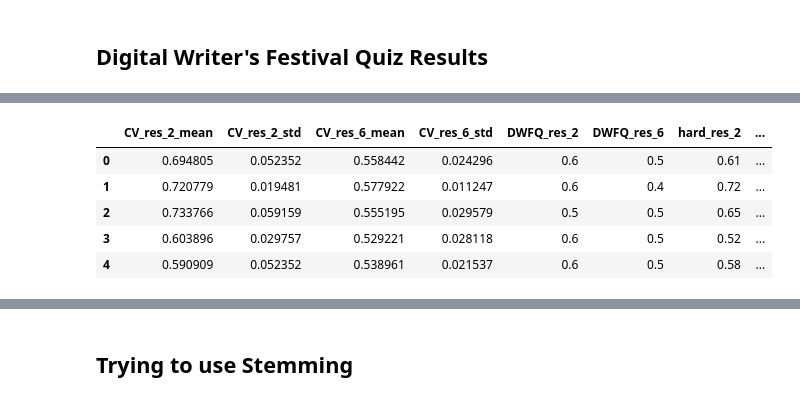
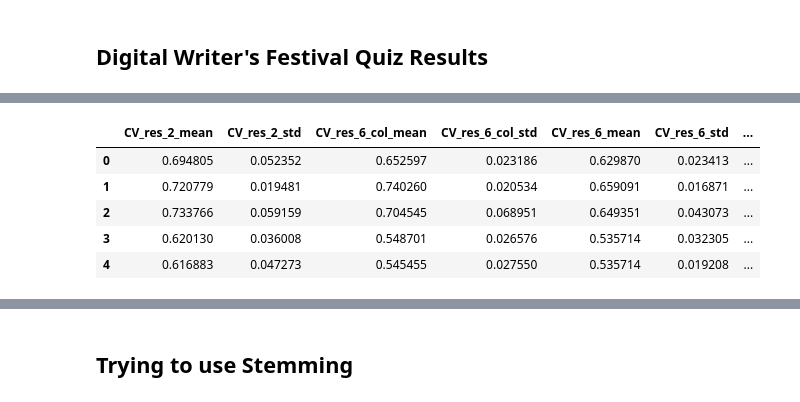
Before and after one commit to cedricviaccoz/botvsbotornot, a Jupyter notebook: ML on botpoemDotCom.ipynb, the cells around one changed output, grey strips where cells are left out. Drawn from its saved outputs; the diff is of its cells as text; code cells hidden in the pictures.

```diff
--- a/ML on botpoemDotCom.ipynb
+++ b/ML on botpoemDotCom.ipynb
@@ -152,6 +153,13 @@ def nCategory(s):
     else:
         return 6
 
+
+def collapseBotCategory(number):
+    if number < 2:
+        return 1
+    else:
+        return 2
+
 def extractXsetYset(dataf, categoryMapping):
     X_train = dataf['text']
     Y_train = dataf['using'].map(lambda v: categoryMapping(str(v)))
@@ -160,7 +168,7 @@ def extractXsetYset(dataf, categoryMapping):
 from sklearn.pipeline import Pipeline
 import numpy as np
 
-def crossValidate(N, Pip, data, categoryMapping):
+def crossValidate(N, Pip, data, categoryMapping, collapseCategory=False):
     #the training set
     df_size = len(data)
     portion = int((1/N) * (df_size))
@@ -174,9 +182,14 @@ def crossValidate(N, Pip, data, categoryMapping):
         x, y = extractXsetYset(training_set, categoryMapping)
         text_clf = Pipeline(Pip)
         text_clf = text_clf.fit(x, y)
-        x_test, y_test = extractXsetYset(test_set, twoCategory)
+        x_test, y_test = extractXsetYset(test_set, categoryMapping)
         predicted = text_clf.predict(x_test)
         start += portion
         end += portion
-        results.append(np.mean(predicted == y_test))
+        if collapseCategory:
+            #equivalent to predicted.apply(collapseBotCategory)
+            vfunc = np.vectorize(collapseBotCategory)
+            results.append(np.mean(vfunc(predicted) == vfunc(y_test)))
+        else:
+            results.append(np.mean(predicted == y_test))
     return results
@@ -219,7 +258,7 @@ def printHumansAverageSuccess(hardestDf, portion):
     z_o_i = hardestDf.head(int(portion * hardest_p_len))
     return np.mean(z_o_i['score'])
 
-def hardestPoemChallenge(hardestDf, dataf, Pip, portion, categoryMap):
+def hardestPoemChallenge(hardestDf, dataf, Pip, portion, categoryMap, collapseCategory=False):
     hardest_p_len = len(hardestDf)
     test_set = hardestDf.head(int(portion * hardest_p_len))
     test_titles = list(test_set['title'])
@@ -228,9 +267,13 @@ def hardestPoemChallenge(hardestDf, dataf, Pip, portion, categoryMap):
     x, y = extractXsetYset(train_set, categoryMap)
     text_clf = Pipeline(Pip)
     text_clf = text_clf.fit(x, y)
-    x_test, y_test = extractXsetYset(test_set, twoCategory)
+    x_test, y_test = extractXsetYset(test_set, categoryMap)
     predicted = text_clf.predict(x_test)
-    return np.mean(predicted == y_test)
+    if collapseCategory:
+        vfunc = np.vectorize(collapseBotCategory)
+        return np.mean(vfunc(predicted) == vfunc(y_test))
+    else:
+        return np.mean(predicted == y_test)
 
 print("With NB algorithm 2-class, on %d hardest poems, Bot Success : %lf Humans Success : %lf" % \
       (100* crossValiValue, 100 * hardestPoemChallenge(hundred_hard_poems_df, df, pip, crossValiValue,twoCategory),\
@@ -706,10 +749,14 @@ def compare_pipelines(pips, crossValiPortion):
     CVres2s = []
     CVres6m = []
     CVres6s = []
+    CVres6colm = []
+    CVres6cols = []
     DWFQres2 = []
     DWFQres6 = []
+    DWFQres6col = []
     hardRes2 = []
     hardRes6 = []
+    hardRes6col = []
     for mName, model in pips.items():
         pip2 = model[0]
         pip6 = pip2 if model[1] is None else model[1]
@@ -721,12 +768,20 @@ def compare_pipelines(pips, crossValiPortion):
         res6 = crossValidate(crossValiPortion, pip6, df, nCategory)
         CVres6m.append(np.mean(res6))
         CVres6s.append(np.std(res6))
+        res6col = crossValidate(crossValiPortion, pip6, df, nCategory, collapseCategory=True)
+        CVres6colm.append(np.mean(res6col))
+        CVres6cols.append(np.std(res6col))
         #SecondChallenge : DWFQ
         DWFQres2.append(hardestPoemChallenge(DWFQ_df, df, pip2, 1, twoCategory))
         DWFQres6.append(hardestPoemChallenge(DWFQ_df, df, pip6, 1, nCategory))
+        DWFQres6col.append(hardestPoemChallenge(DWFQ_df, df, pip6, 1, nCategory, collapseCategory=True))
         #ThirdChallenge : the 100 hardest poems
         hardRes2.append(hardestPoemChallenge(hundred_hard_poems_df, df, pip2, 1,twoCategory))
         hardRes6.append(hardestPoemChallenge(hundred_hard_poems_df, df, pip6, 1, nCategory))
-    d = {'model_name': modelNames, 'CV_res_2_mean':CVres2m,'CV_res_2_std':CVres2s, 'CV_res_6_mean': CVres6m,'CV_res_6_std': CVres6s, 'DWFQ_res_2': DWFQres2, 'DWFQ_res_6': DWFQres6, 'hard_res_2': hardRes2,'hard_res_6': hardRes6}
+        hardRes6col.append(hardestPoemChallenge(hundred_hard_poems_df, df, pip6, 1, nCategory, collapseCategory=True))
+    d = {'model_name': modelNames, 'CV_res_2_mean':CVres2m,'CV_res_2_std':CVres2s, 'CV_res_6_mean': CVres6m,
+         'CV_res_6_std': CVres6s,'CV_res_6_col_mean': CVres6colm,'CV_res_6_col_std': CVres6cols,
+         'DWFQ_res_2': DWFQres2, 'DWFQ_res_6': DWFQres6, 'DWFQ_res_6_col': DWFQres6col ,'hard_res_2': hardRes2,
+         'hard_res_6': hardRes6,'hard_res_6_col': hardRes6col}
     return pd.DataFrame(data=d)
 allRes = compare_pipelines(pips, 4)
@@ -839,40 +899,40 @@ opt_svm_pip_2 = [('vect', CountVectorizer(ngram_range=(1,2),stop_words='english'
                       ('clf-svm', SGDClassifier(loss='modified_huber', penalty='l2',
                                             alpha=1e-3, n_iter=5, random_state=42))]
 
 opt_svm_pip_6 = [('vect', CountVectorizer(ngram_range=(1,2),stop_words='english')),
                       ('tfidf', TfidfTransformer()),
                       ('clf-svm', SGDClassifier(loss='perceptron', penalty='l2',
                                             alpha=1e-2, n_iter=5, random_state=42))]
 ada_pip = [('vect', CountVectorizer(stop_words='english')),
                       ('tfidf', TfidfTransformer()),
                       ('clf-ada', AdaBoostClassifier())]
 
 opt_rf_pip_2 = [('vect', CountVectorizer(ngram_range=(1,2),stop_words='english')),
                       ('clf-rf', RandomForestClassifier(criterion='gini', max_features='auto', max_depth=4, n_estimators=100, bootstrap=False))]
 
 opt_rf_pip_6 = [('vect', CountVectorizer(ngram_range=(1,2),stop_words='english')),
                       ('clf-rf', RandomForestClassifier(criterion='entropy', max_features=None, max_depth=None, n_estimators=100, bootstrap=True))]
 
 
 
 pipsWoutSW = {
     "Logistic Regression": (opt_lr_pip_2, opt_lr_pip_6),
     "Naive Bayesian": (opt_nb_pip, None),
     "SVM": (opt_svm_pip_2, opt_svm_pip_6),
-    "AdaBoost": (ada_pip, None),
+    #"AdaBoost": (ada_pip, None),
     "Random Forest": (opt_rf_pip_2, opt_rf_pip_6)
 }
 
 
 allResWoutSW = compare_pipelines(pipsWoutSW, 4)
 allResWoutSW
 # %% [output]
-|  | CV_res_2_mean | CV_res_2_std | CV_res_6_mean | CV_res_6_std | DWFQ_res_2 | DWFQ_res_6 | hard_res_2 | ... |
-| 0 | 0.694805 | 0.052352 | 0.558442 | 0.024296 | 0.6 | 0.5 | 0.61 | ... |
-| 1 | 0.720779 | 0.019481 | 0.577922 | 0.011247 | 0.6 | 0.4 | 0.72 | ... |
-| 2 | 0.733766 | 0.059159 | 0.555195 | 0.029579 | 0.5 | 0.5 | 0.65 | ... |
-| 3 | 0.603896 | 0.029757 | 0.529221 | 0.028118 | 0.6 | 0.5 | 0.52 | ... |
-| 4 | 0.590909 | 0.052352 | 0.538961 | 0.021537 | 0.6 | 0.5 | 0.58 | ... |
+|  | CV_res_2_mean | CV_res_2_std | CV_res_6_col_mean | CV_res_6_col_std | CV_res_6_mean | CV_res_6_std | ... |
+| 0 | 0.694805 | 0.052352 | 0.652597 | 0.023186 | 0.629870 | 0.023413 | ... |
+| 1 | 0.720779 | 0.019481 | 0.740260 | 0.020534 | 0.659091 | 0.016871 | ... |
+| 2 | 0.733766 | 0.059159 | 0.704545 | 0.068951 | 0.649351 | 0.043073 | ... |
+| 3 | 0.620130 | 0.036008 | 0.548701 | 0.026576 | 0.535714 | 0.032305 | ... |
+| 4 | 0.616883 | 0.047273 | 0.545455 | 0.027550 | 0.535714 | 0.019208 | ... |
 # %%
 allRes
 # %% [output]
```
Also changed, not shown: parts of 12 cells of this notebook.
